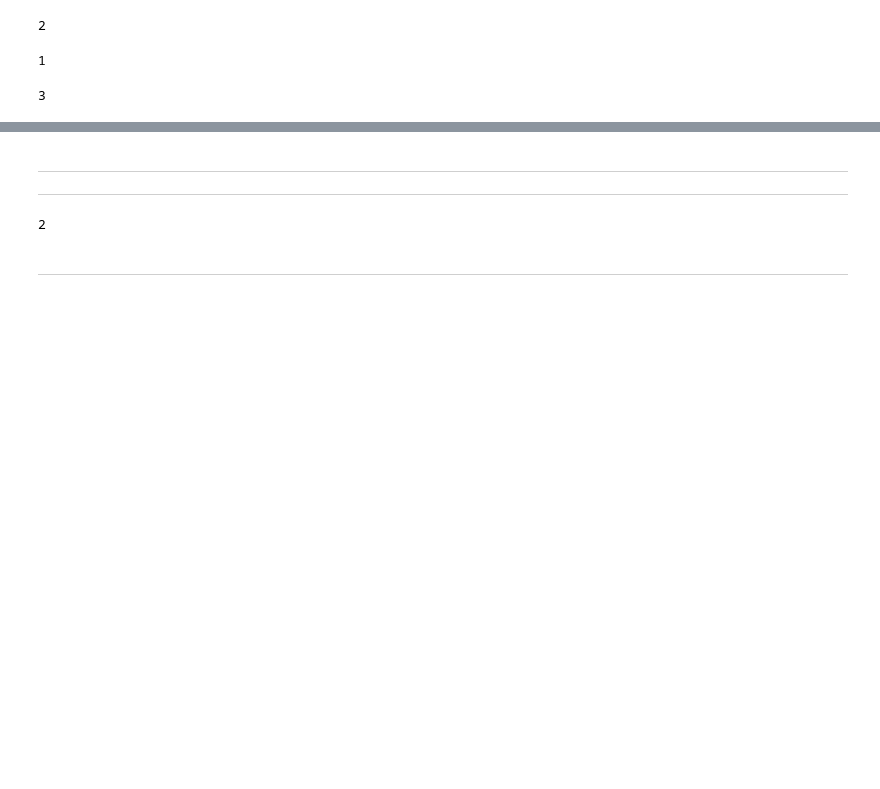
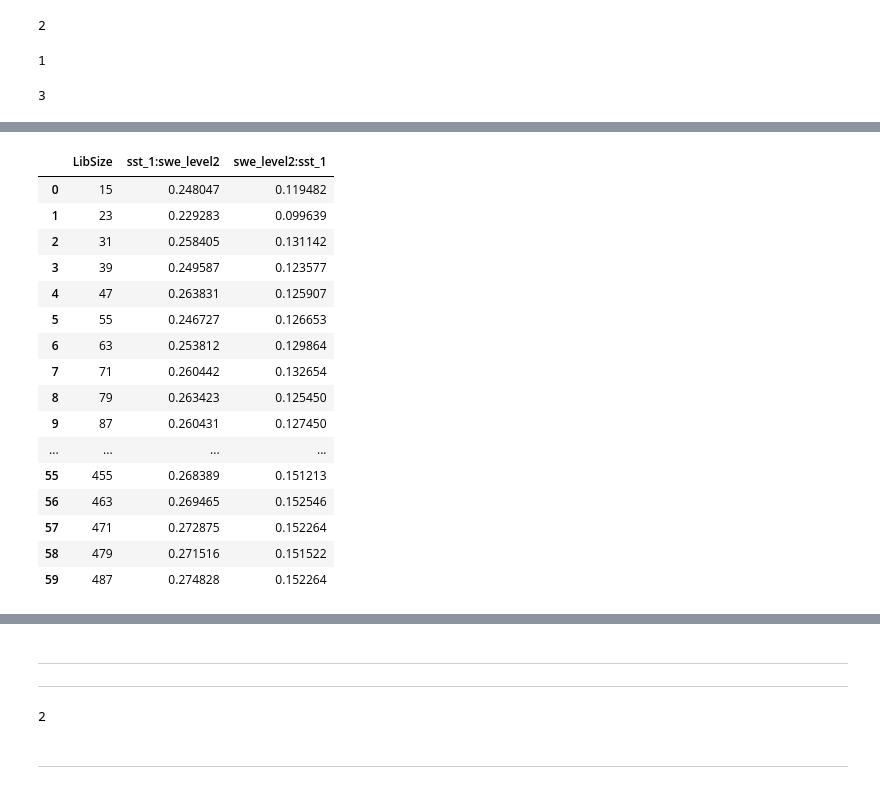
Before and after one commit to heyjoekim/causal_snow_proj, a Jupyter notebook: analysis/analysis_part2.ipynb, the cells around one changed output, grey strips where cells are left out. Saved outputs shown, nothing was run; the diff lists cells and outputs as text; code cells hidden in the pictures; blank space fills up the shorter version.

```diff
--- a/analysis/analysis_part2.ipynb
+++ b/analysis/analysis_part2.ipynb
@@ -201,0 +310,20 @@ print(E)
+# %%
+test2
+# %% [output]
+|  | LibSize | sst_1:swe_level2 | swe_level2:sst_1 |
+| 0 | 15 | 0.248047 | 0.119482 |
+| 1 | 23 | 0.229283 | 0.099639 |
+| 2 | 31 | 0.258405 | 0.131142 |
+| 3 | 39 | 0.249587 | 0.123577 |
+| 4 | 47 | 0.263831 | 0.125907 |
+| 5 | 55 | 0.246727 | 0.126653 |
+| 6 | 63 | 0.253812 | 0.129864 |
+| 7 | 71 | 0.260442 | 0.132654 |
+| 8 | 79 | 0.263423 | 0.125450 |
+| 9 | 87 | 0.260431 | 0.127450 |
+| ... | ... | ... | ... |
+| 55 | 455 | 0.268389 | 0.151213 |
+| 56 | 463 | 0.269465 | 0.152546 |
+| 57 | 471 | 0.272875 | 0.152264 |
+| 58 | 479 | 0.271516 | 0.151522 |
+| 59 | 487 | 0.274828 | 0.152264 |
```
Also changed, not shown: parts of 11 cells of this notebook, 4 other files.
